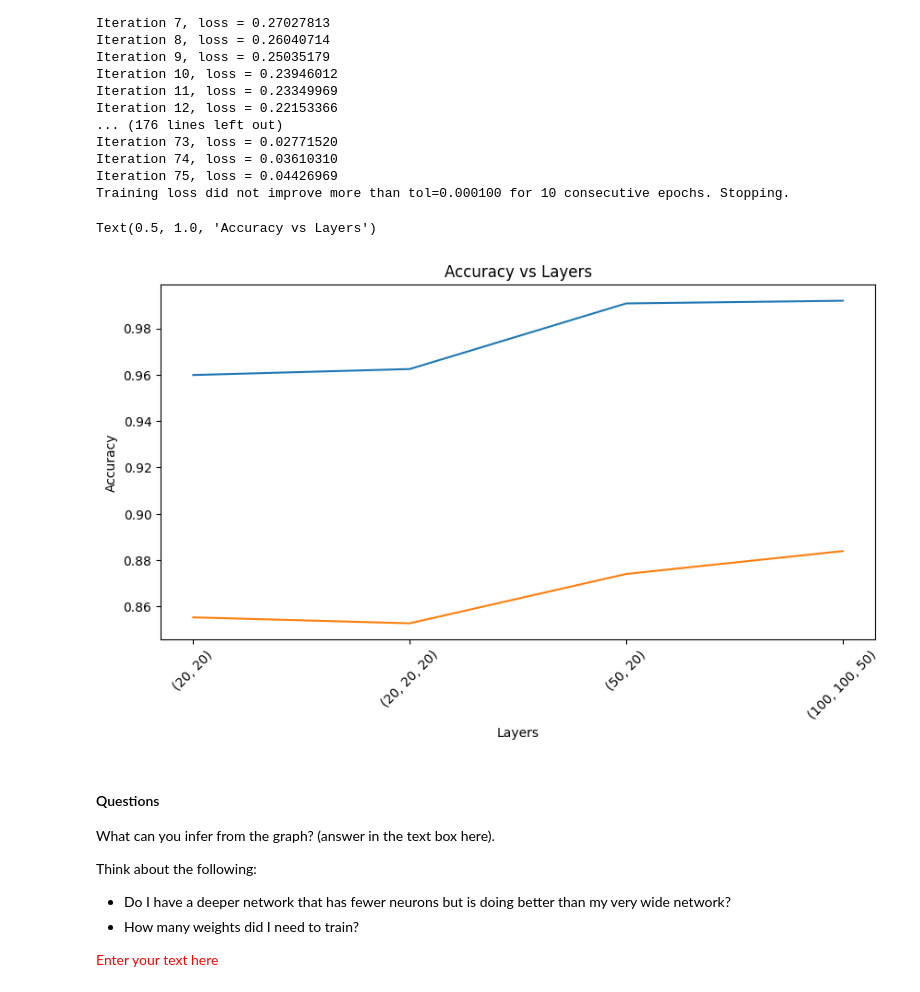
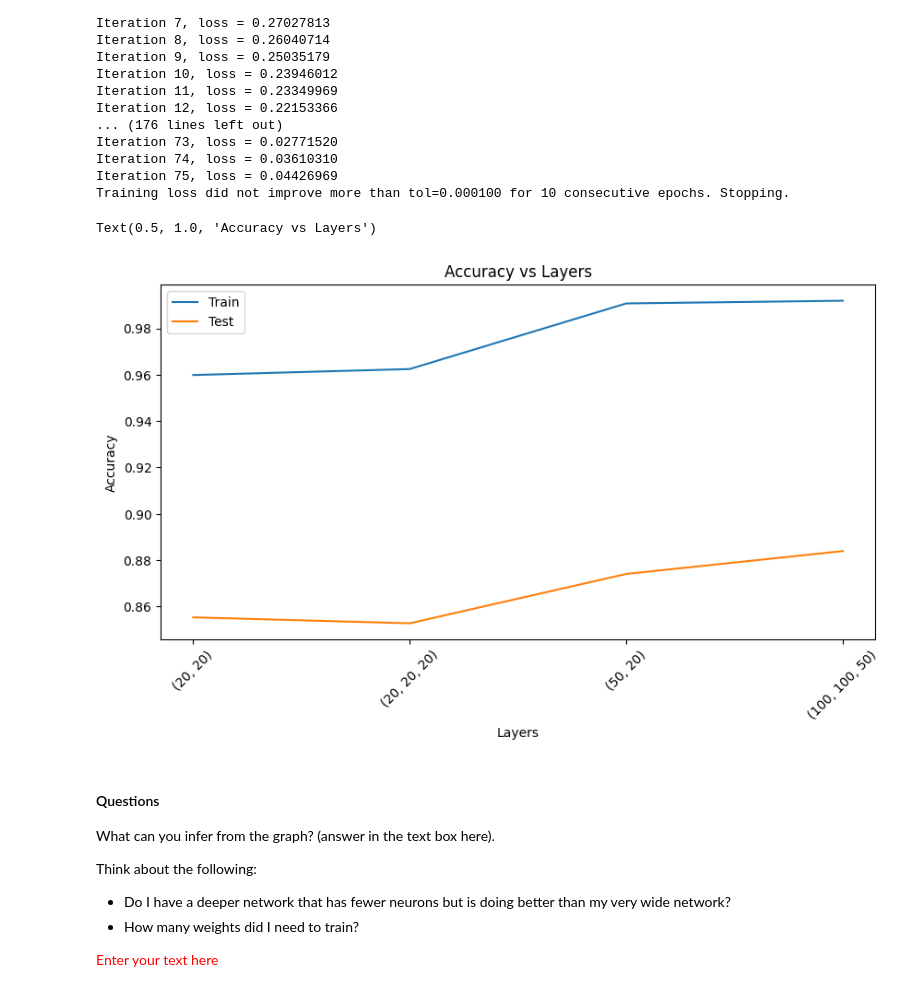
Before and after one commit to BuiHoangTu/ul.year2024Autumn.data-engineering-machine-learning.e-tivities, a Jupyter notebook: a5/Activity5_24005665.ipynb, the cells around one changed output. Saved outputs shown, nothing was run; the diff lists cells and outputs as text; code cells hidden in the pictures.

```diff
--- a/a5/Activity5_24005665.ipynb
+++ b/a5/Activity5_24005665.ipynb
@@ -413,18 +418,19 @@ Training loss did not improve more than tol=0.000100 for 10 consecutive epochs.
 # %%
 import matplotlib.pyplot as plt
 
 ########################
 # Your visualisation code here
 plt.figure(figsize=(10, 5))
 plt.plot(range(len(layers)), a_train, label="Train")
 plt.plot(range(len(layers)), a_test, label="Test")
 plt.xticks(range(len(layers)), [str(layer) for layer in layers], rotation=45)
 plt.xlabel("Layers")
 plt.ylabel("Accuracy")
+plt.legend()
 plt.title("Accuracy vs Layers")
 # %% [output]
 Text(0.5, 1.0, 'Accuracy vs Layers')
-[figure, old version]
+[figure, new version]
 # %% [markdown]
 #### Questions
 
```
Also changed, not shown: parts of 5 cells of this notebook.
